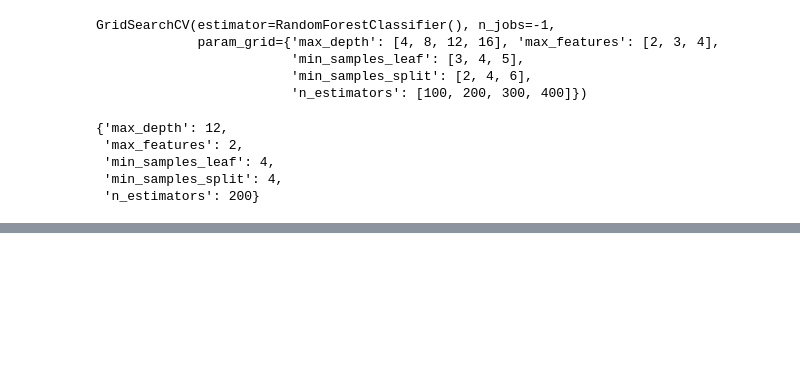
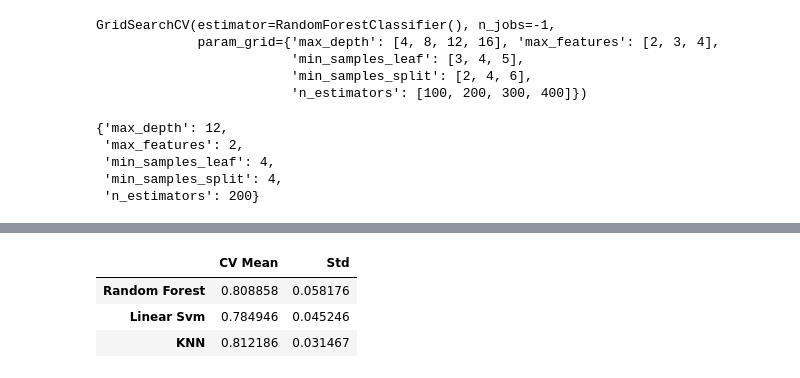
Before and after one commit to shcho11/00.KoreaUniv_Projects_2022-1, a Jupyter notebook: modeling_titanic.ipynb, the cells around one changed output, grey strips where cells are left out. Saved outputs shown, nothing was run; the diff lists cells and outputs as text; code cells hidden in the pictures; blank space fills up the shorter version.

```diff
--- a/modeling_titanic.ipynb
+++ b/modeling_titanic.ipynb
@@ -643,0 +657,28 @@ accuracy score(test) :  0.7574626865671642
+# %%
+from sklearn.model_selection import KFold #K-fold cross validation
+from sklearn.model_selection import cross_val_score #score evaluation
+from sklearn.model_selection import cross_val_predict #prediction
+
+kfold = KFold(n_splits=10, random_state=42, shuffle=True) # k=10, split the data into 10 equal parts
+xyz=[]
+accuracy=[]
+std=[]
+classifiers=['Random Forest','Linear Svm','KNN']
+
+models=[RandomForestClassifier(n_estimators=100),svm.SVC(kernel='linear'),KNeighborsClassifier(n_neighbors=9)]
+
+for i in models:
+    model = i
+    cv_result = cross_val_score(model, train_x, train_y, cv=kfold, scoring="accuracy")
+    cv_result=cv_result
+    xyz.append(cv_result.mean())
+    std.append(cv_result.std())
+    accuracy.append(cv_result)
+
+newmodels_df = pd.DataFrame({'CV Mean':xyz,'Std':std},index=classifiers)
+newmodels_df
+# %% [output]
+|  | CV Mean | Std |
+| Random Forest | 0.808858 | 0.058176 |
+| Linear Svm | 0.784946 | 0.045246 |
+| KNN | 0.812186 | 0.031467 |
```
Also changed, not shown: parts of 9 cells of this notebook.
